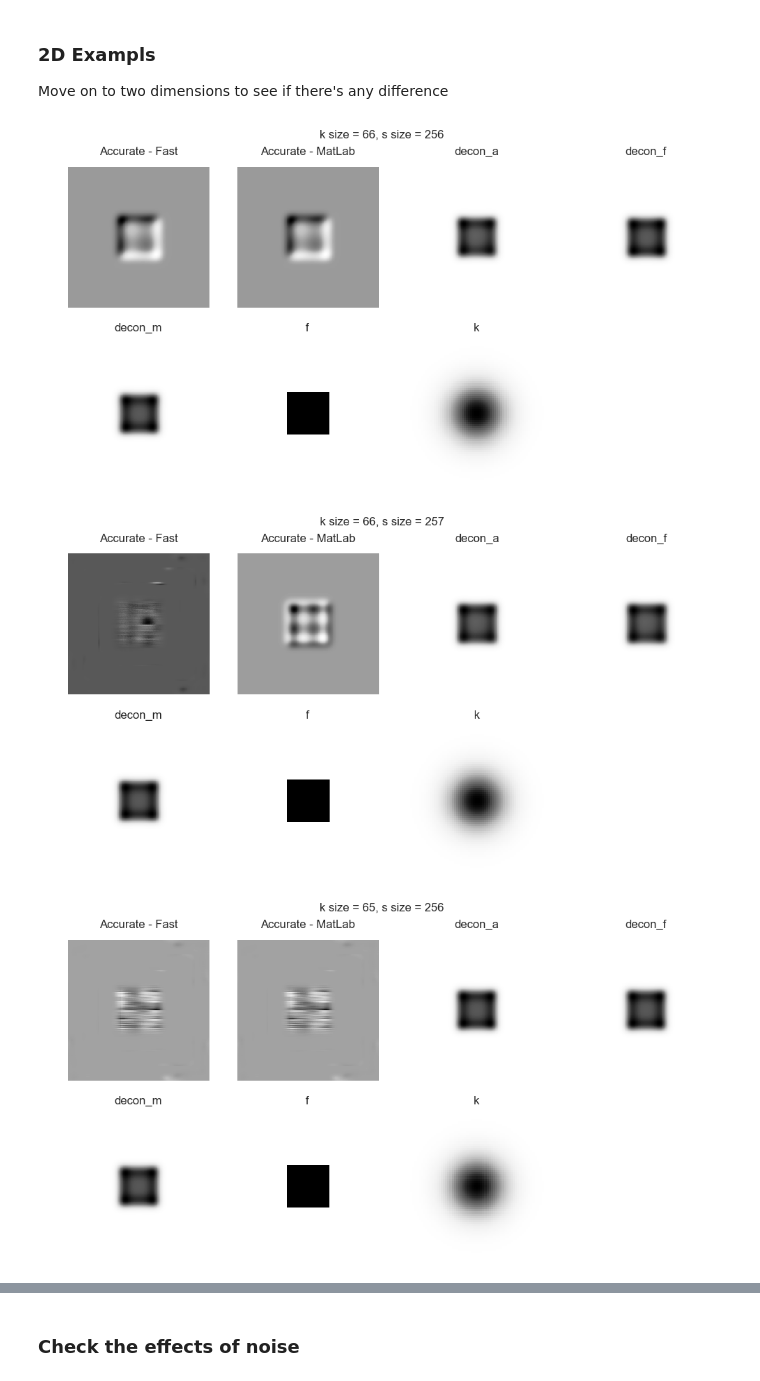
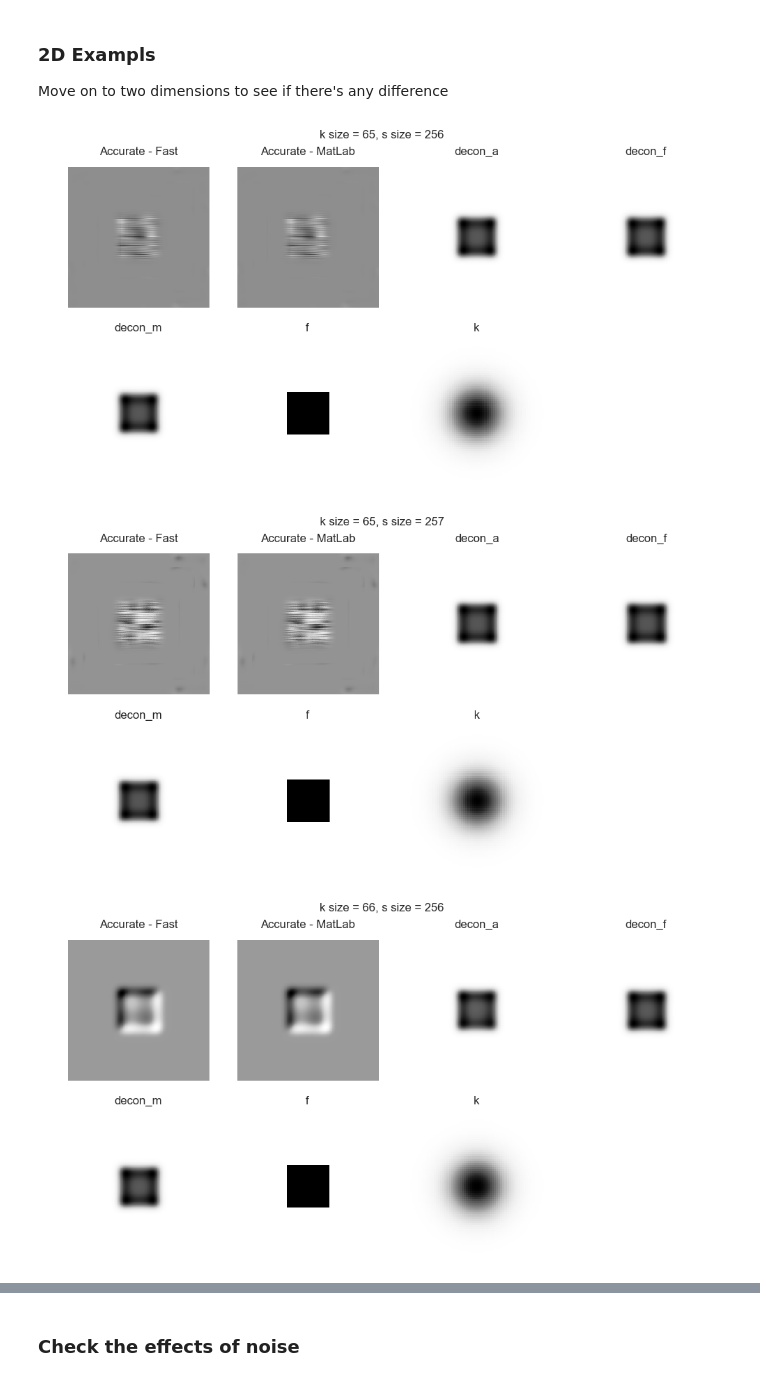
Before and after one commit to david-hoffman/pydecon, a Jupyter notebook: notebooks/RL Development Notebook.ipynb, the cells around one changed output, grey strips where cells are left out. Cells and saved outputs as stored; diff of their text form; code cells hidden in the pictures.

```diff
--- a/notebooks/RL Development Notebook.ipynb
+++ b/notebooks/RL Development Notebook.ipynb
@@ -53,7 +53,7 @@ def rl_core_matlab(image, psf, y_t):
     """The core update step of the RL algorithm"""
     otf = rfftn(ifftshift(fft_pad(psf, image.shape, mode="constant")))
     reblur = irfftn(otf * rfftn(y_t), y_t.shape)
-    reblur[reblur <= 0] = np.finfo(reblur.dtype).resolution
+    reblur = ensure_positive(reblur)
     im_ratio = image / reblur
     estimate = irfftn(np.conj(otf) * rfftn(im_ratio), im_ratio.shape)
     return y_t * estimate
@@ -63,7 +63,7 @@ def rl_core_accurate(image, psf, y_t):
 
     An accurate version"""
     reblur = fftconvolve(y_t, psf, "same")
-    reblur[reblur <= 0] = np.finfo(reblur.dtype).resolution
+    reblur = ensure_positive(reblur)
     im_ratio = image / reblur
     # reverse slicing
     s = slice(None, None, -1)
@@ -77,7 +77,7 @@ def rl_core_fast(image, psf, y_t):
     pad_psf = fft_pad(psf, image.shape, mode="constant")
     otf = rfftn(ifftshift(pad_psf))
     reblur = irfftn(otf * rfftn(y_t), y_t.shape)
-    reblur[reblur <= 0] = np.finfo(reblur.dtype).resolution
+    reblur = ensure_positive(reblur)
     im_ratio = image / reblur
     estimate = irfftn(np.conj(otf) * rfftn(im_ratio), im_ratio.shape)
     for i, (s, p) in enumerate(zip(image.shape, psf.shape)):
@@ -101,9 +101,7 @@ def richardson_lucy(image, psf, iterations=10, core=rl_core_accurate, guess=Fals
         # call the update function
         u_tp1 = core(image, psf, u_t)
         # enure positivity
-        u_tp1[u_tp1 < 0] = np.finfo(u_tp1.dtype).resolution
-        # update estimate
-        u_t = u_tp1
+        u_t = ensure_positive(u_tp1)
     # return final estimate
     return u_tp1
 
@@ -167,36 +165,36 @@ for k_size, s_size in product((66, 65), (256, 257)):
 
 Move on to two dimensions to see if there's any difference
 # %%
-for k_size, s_size in product((66, 65), (256, 257)):
+for k_size, s_size in product((65, 66), (256, 257)):
     # make kernel
     x = linspace(-2.5, 2.5, k_size, True)
     k = exp(-x**2)
     k = k[newaxis] * k[:, newaxis]
     # normalize kernel
     k /= k.sum()
     # make signal
     x = linspace(-10, 10, s_size)
     f = logical_and(x < 3, x > -3)
     f = f[newaxis] * f[:, newaxis]
 
     y = fftconvolve(f, k, "same")
     y = ensure_positive(y)
     k = ensure_positive(k)
 
     d = dict(
         f=f,
         k=k,
         decon_a= richardson_lucy(y, k),
         decon_m= richardson_lucy(y, k, core=rl_core_matlab),
         decon_f= richardson_lucy(y, k, core=rl_core_fast)
     )
     d["Accurate - Fast"] = (d["decon_a"] - d["decon_f"])
     d["Accurate - MatLab"] = d["decon_a"] - d["decon_m"]
 
     fig, axs = display_grid(d)
 
     fig.suptitle("k size = {}, s size = {}".format(k_size, s_size))
 # %% [output]
-[figure, old version]
+[figure, new version]
-[figure, old version]
+[figure, new version]
-[figure, old version]
+[figure, new version]
```
Also changed, not shown: parts of 20 cells of this notebook.
